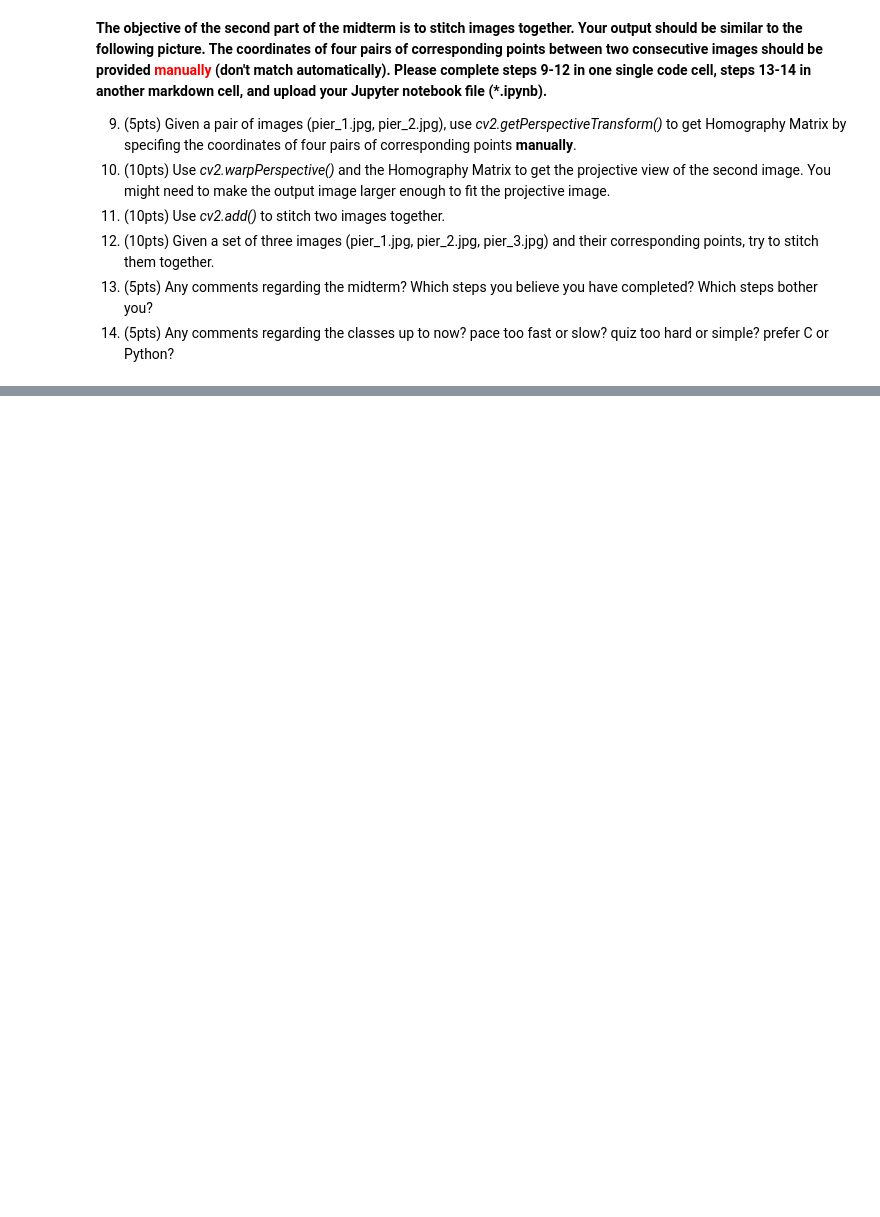
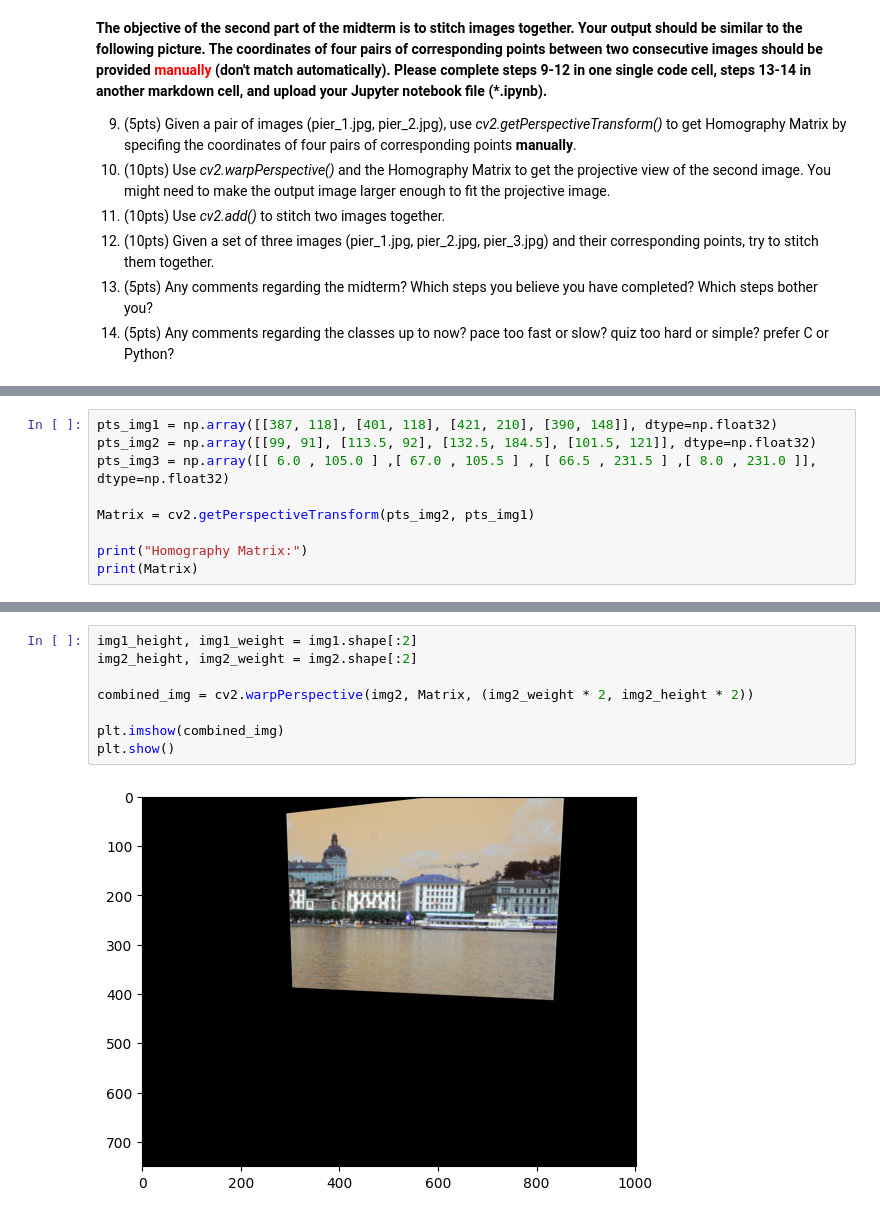
Before and after one commit to appleiphonedddd/NDHU_Advanced_Computer_Vision_Spring, a Jupyter notebook: Midterm/Midtern.ipynb, the cells around one changed output, grey strips where cells are left out. Saved outputs shown, nothing was run; the diff lists cells and outputs as text; blank space fills up the shorter version.

```diff
--- a/Midterm/Midtern.ipynb
+++ b/Midterm/Midtern.ipynb
@@ -191,0 +183,9 @@ cv2.destroyAllWindows()
+# %%
+pts_img1 = np.array([[387, 118], [401, 118], [421, 210], [390, 148]], dtype=np.float32)
+pts_img2 = np.array([[99, 91], [113.5, 92], [132.5, 184.5], [101.5, 121]], dtype=np.float32)
+pts_img3 = np.array([[ 6.0 , 105.0 ] ,[ 67.0 , 105.5 ] , [ 66.5 , 231.5 ] ,[ 8.0 , 231.0 ]], dtype=np.float32)
+
+Matrix = cv2.getPerspectiveTransform(pts_img2, pts_img1)
+
+print("Homography Matrix:")
+print(Matrix)
@@ -191,0 +220,10 @@ cv2.destroyAllWindows()
+# %%
+img1_height, img1_weight = img1.shape[:2]
+img2_height, img2_weight = img2.shape[:2]
+
+combined_img = cv2.warpPerspective(img2, Matrix, (img2_weight * 2, img2_height * 2))
+
+plt.imshow(combined_img)
+plt.show()
+# %% [output]
+[figure, added]
```
Also changed, not shown: parts of 8 cells of this notebook.
